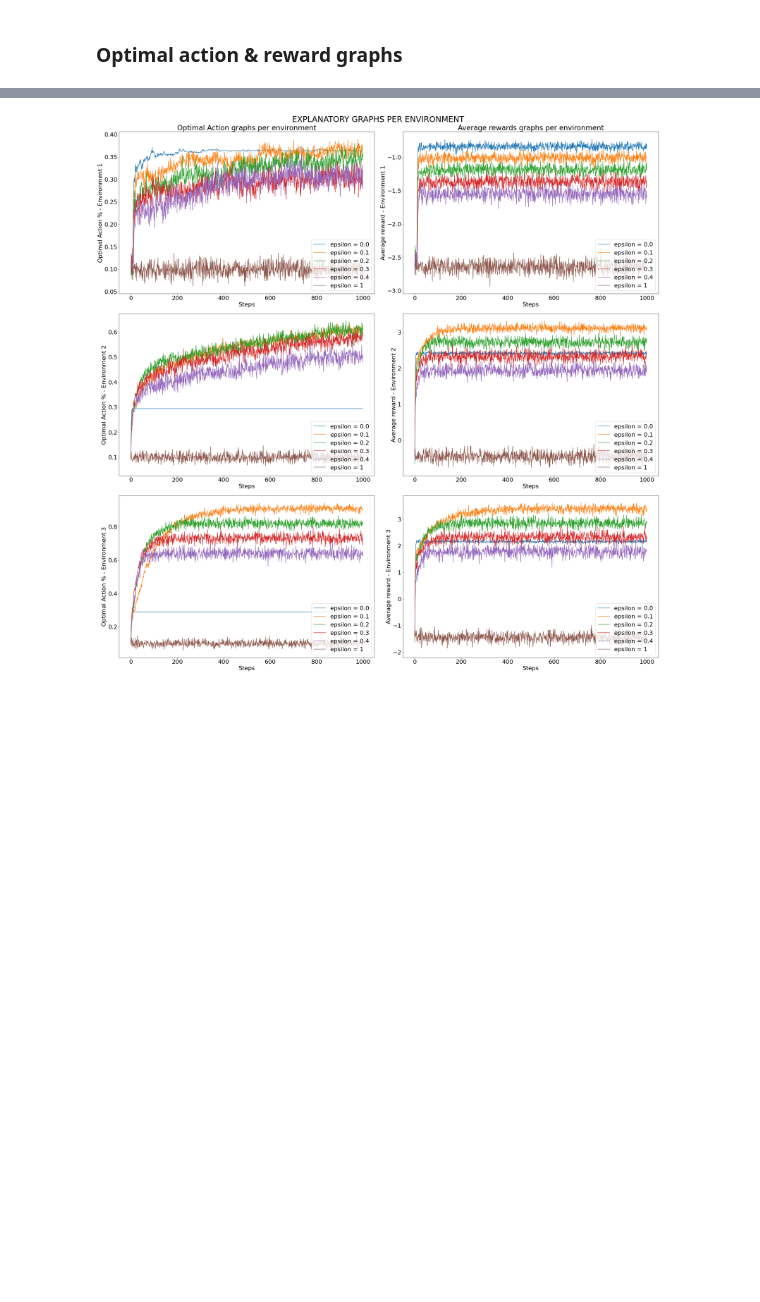
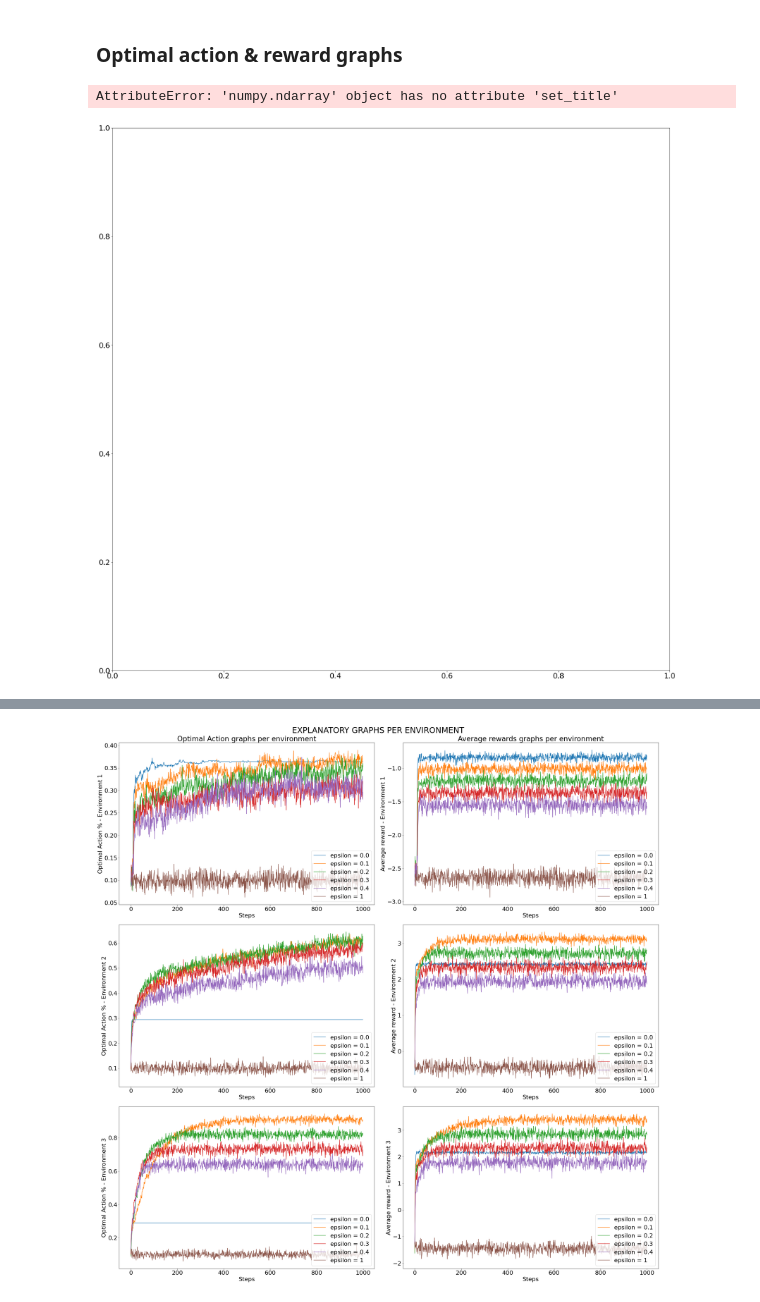
Before and after one commit to idangrady/INFOMAML, a Jupyter notebook: Programming_Assignments/Assignment_1/AML_ass.ipynb, the cells around one changed output, grey strips where cells are left out. Drawn from its saved outputs; the diff is of its cells as text; code cells hidden in the pictures; blank space fills up the shorter version.

```diff
--- a/Programming_Assignments/Assignment_1/AML_ass.ipynb
+++ b/Programming_Assignments/Assignment_1/AML_ass.ipynb
@@ -418,2 +485,23 @@ env.close()
 # %% [markdown]
 ### Optimal action & reward graphs
+# %%
+environments = []
+num_action = 10
+for i in range(3, 4):
+    np.random.seed(i)
+    environments.append(GamblingRoom(k=num_action))
+
+fig, ax = plt.subplots(nrows=len(environments), ncols=1, figsize=(30,30), squeeze=False)
+for axis, env_obj, n_env in zip(ax, environments, range(1, len(environments)+1)):
+    distribution_data = [np.random.normal(loc=machine.mu, scale=machine.sigma, size=10000) for machine in env_obj.r_machines]
+    sns.violinplot(data =distribution_data, ax = axis)
+    axis.set_title(f"Environment {n_env}\n")
+    axis.set_xlabel("Gambling Machine\n")
+    axis.set_xticklabels(range(1,11))
+    axis.set_ylabel("Reward\n")
+plt.suptitle("Distribution graphs per environment\n\n", fontsize= 30)
+plt.tight_layout()
+plt.show()
+# %% [output]
+AttributeError: 'numpy.ndarray' object has no attribute 'set_title'
+[figure, added]
```
Also changed, not shown: parts of 14 cells of this notebook, 5 other files.
